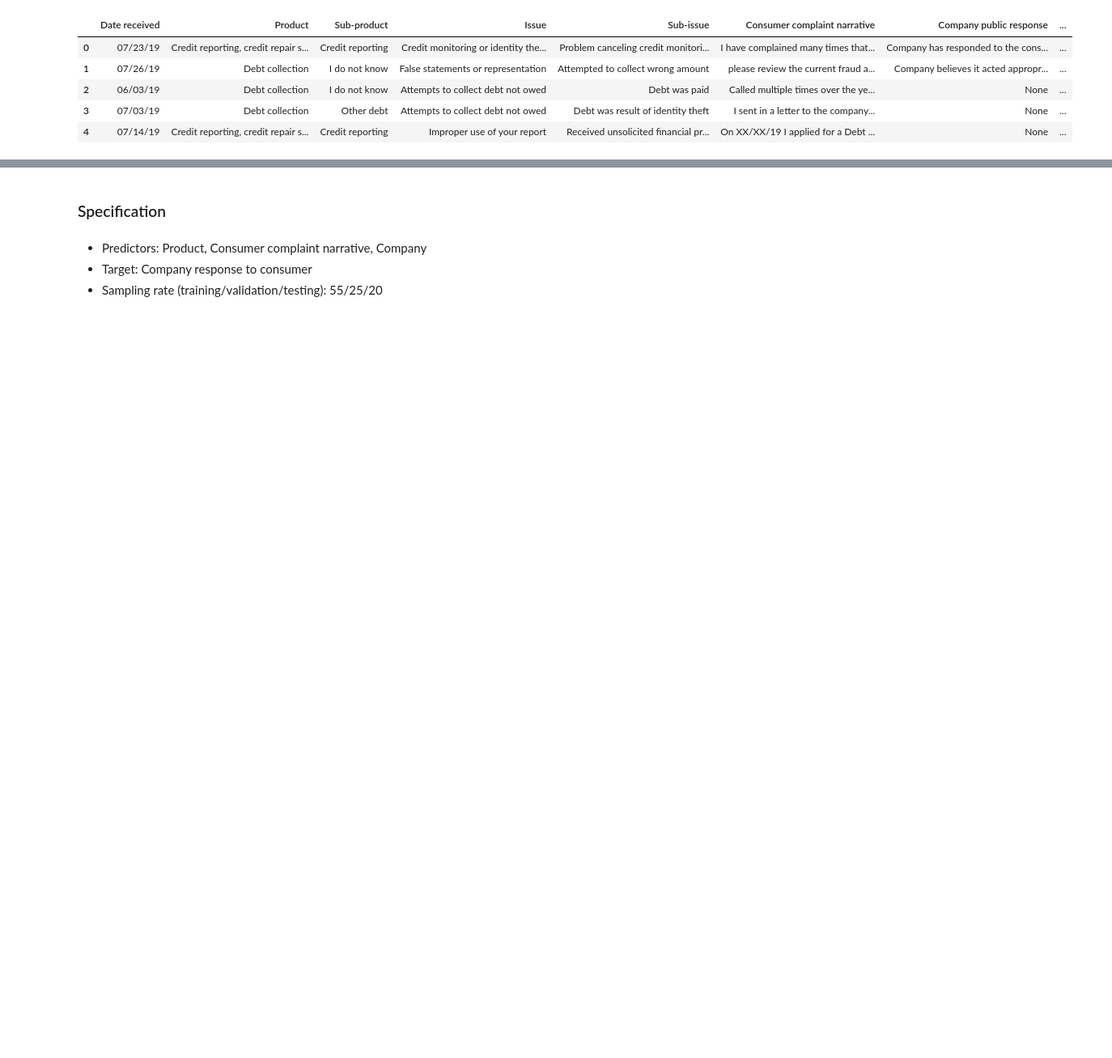
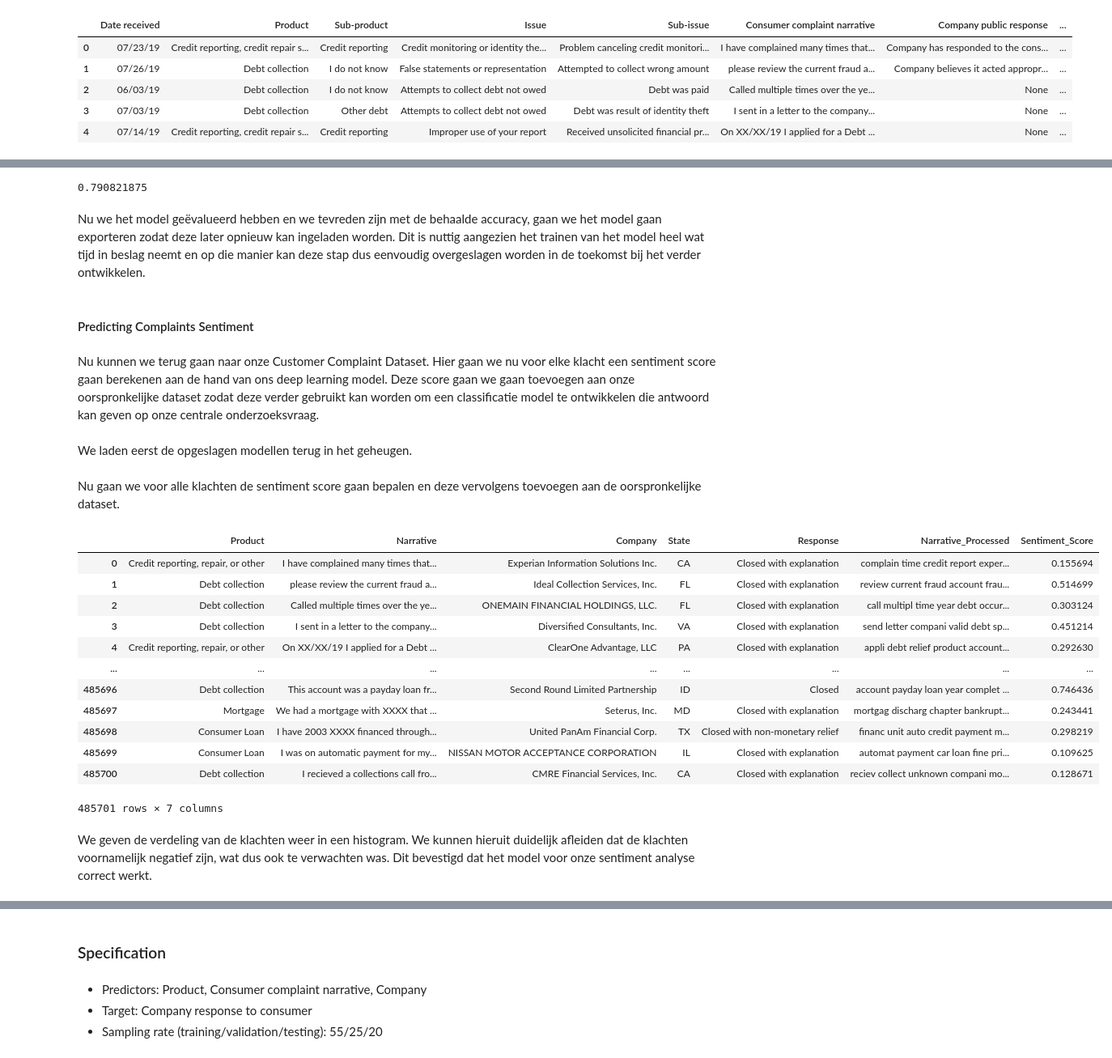
Before and after one commit to WouterStemgee/applied-machine-learning-consumer-complaints-database, a Jupyter notebook: sprint3/sprint3.ipynb, the cells around one changed output, grey strips where cells are left out. Shown at 81% size. Drawn from its saved outputs; the diff is of its cells as text; code cells hidden in the pictures; blank space fills up the shorter version.

```diff
--- a/sprint3/sprint3.ipynb
+++ b/sprint3/sprint3.ipynb
@@ -25,0 +694,8 @@ complaints_source_df.head()
+# %%
+from sklearn.metrics import accuracy_score
+
+print(accuracy_score(y_test_1d, y_pred_1d))
+# %% [output]
+0.790821875
+# %% [markdown]
+Nu we het model geëvalueerd hebben en we tevreden zijn met de behaalde accuracy, gaan we het model gaan exporteren zodat deze later opnieuw kan ingeladen worden. Dit is nuttig aangezien het trainen van het model heel wat tijd in beslag neemt en op die manier kan deze stap dus eenvoudig overgeslagen worden in de toekomst bij het verder ontwikkelen.
@@ -25,0 +708,43 @@ complaints_source_df.head()
+# %% [markdown]
+#### Predicting Complaints Sentiment
+# %% [markdown]
+Nu kunnen we terug gaan naar onze Customer Complaint Dataset. Hier gaan we nu voor elke klacht een sentiment score gaan berekenen aan de hand van ons deep learning model. Deze score gaan we gaan toevoegen aan onze oorspronkelijke dataset zodat deze verder gebruikt kan worden om een classificatie model te ontwikkelen die antwoord kan geven op onze centrale onderzoeksvraag.
+# %% [markdown]
+We laden eerst de opgeslagen modellen terug in het geheugen.
+# %%
+from keras.models import load_model
+from gensim.models import Word2Vec
+
+w2v_model = Word2Vec.load('../data/sentiment_analysis/model/model.w2v')
+model = load_model('../data/sentiment_analysis/model/model.h5')
+# %% [markdown]
+Nu gaan we voor alle klachten de sentiment score gaan bepalen en deze vervolgens toevoegen aan de oorspronkelijke dataset.
+# %%
+SEQUENCE_LENGTH = 300
+
+def predict(text):
+    x_test = pad_sequences(tokenizer.texts_to_sequences([text]), maxlen=SEQUENCE_LENGTH)
+    score = model.predict([x_test])[0]
+    return score[0]
+# %%
+import swifter
+
+complaints_df['Sentiment_Score'] = complaints_df['Narrative'].swifter.apply(predict)
+
+complaints_df
+# %% [output]
+|  | Product | Narrative | Company | State | Response | Narrative_Processed | Sentiment_Score |
+| 0 | Credit reporting, repair, or other | I have complained many times that... | Experian Information Solutions Inc. | CA | Closed with explanation | complain time credit report exper... | 0.155694 |
+| 1 | Debt collection | please review the current fraud a... | Ideal Collection Services, Inc. | FL | Closed with explanation | review current fraud account frau... | 0.514699 |
+| 2 | Debt collection | Called multiple times over the ye... | ONEMAIN FINANCIAL HOLDINGS, LLC. | FL | Closed with explanation | call multipl time year debt occur... | 0.303124 |
+| 3 | Debt collection | I sent in a letter to the company... | Diversified Consultants, Inc. | VA | Closed with explanation | send letter compani valid debt sp... | 0.451214 |
+| 4 | Credit reporting, repair, or other | On XX/XX/19 I applied for a Debt ... | ClearOne Advantage, LLC | PA | Closed with explanation | appli debt relief product account... | 0.292630 |
+| ... | ... | ... | ... | ... | ... | ... | ... |
+| 485696 | Debt collection | This account was a payday loan fr... | Second Round Limited Partnership | ID | Closed | account payday loan year complet ... | 0.746436 |
+| 485697 | Mortgage | We had a mortgage with XXXX that ... | Seterus, Inc. | MD | Closed with explanation | mortgag discharg chapter bankrupt... | 0.243441 |
+| 485698 | Consumer Loan | I have 2003 XXXX financed through... | United PanAm Financial Corp. | TX | Closed with non-monetary relief | financ unit auto credit payment m... | 0.298219 |
+| 485699 | Consumer Loan | I was on automatic payment for my... | NISSAN MOTOR ACCEPTANCE CORPORATION | IL | Closed with explanation | automat payment car loan fine pri... | 0.109625 |
+| 485700 | Debt collection | I recieved a collections call fro... | CMRE Financial Services, Inc. | CA | Closed with explanation | reciev collect unknown compani mo... | 0.128671 |
+485701 rows × 7 columns
+# %% [markdown]
+We geven de verdeling van de klachten weer in een histogram. We kunnen hieruit duidelijk afleiden dat de klachten voornamelijk negatief zijn, wat dus ook te verwachten was. Dit bevestigd dat het model voor onze sentiment analyse correct werkt.
```
Also changed, not shown: parts of 187 cells of this notebook.
